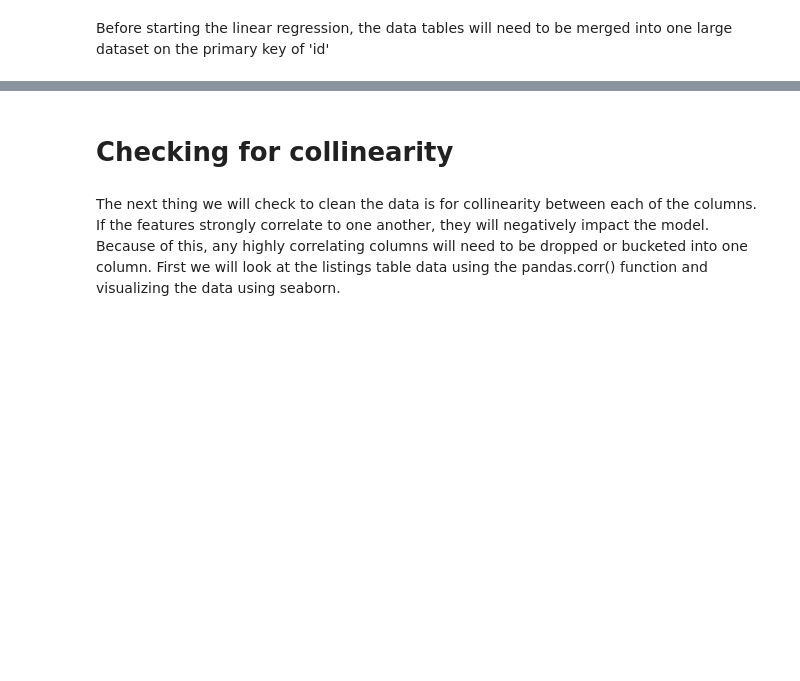
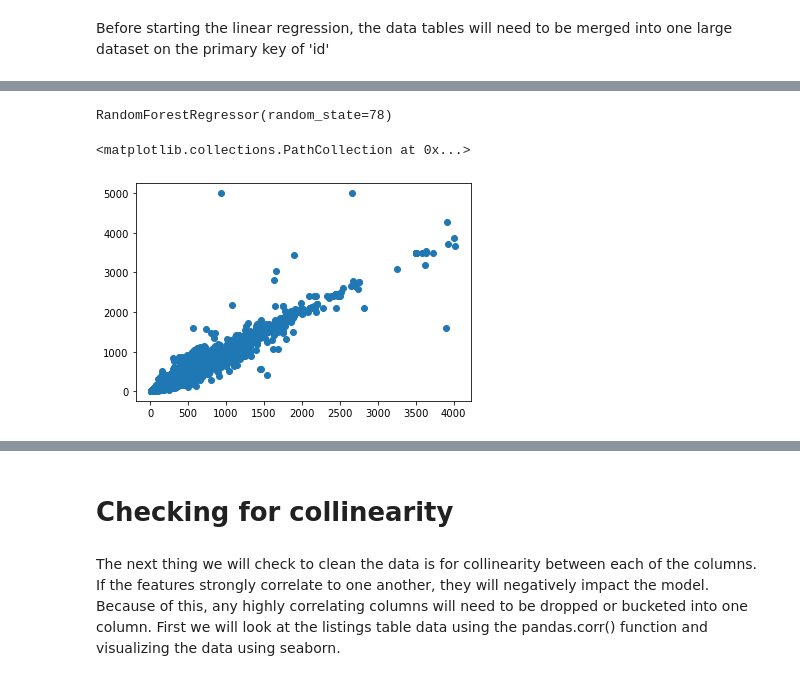
Before and after one commit to whitneylosinski/Eat.Sleep.Data, a Jupyter notebook: Notebooks/Airbnb_Analysis.ipynb, the cells around one changed output, grey strips where cells are left out. Drawn from its saved outputs; the diff is of its cells as text; code cells hidden in the pictures; blank space fills up the shorter version.

```diff
--- a/Notebooks/Airbnb_Analysis.ipynb
+++ b/Notebooks/Airbnb_Analysis.ipynb
@@ -506,12 +515,12 @@ The team wants to run some machine learning models with the cleaned data at this
 # %%
-# Download cleaned data from postgres for baseline model testing
-conn_string = 'postgres://whnpmxwsiccrtg:53c453893549d2b1e6a4ff92e626a2a08ebcaff66678e50d33e3742f66e3e4f4@ec2-52-4-171-132.compute-1.amazonaws.com/d2ajro4cjr10lb'
-db = create_engine(conn_string)
-conn = db.connect()
+# # Download cleaned data from postgres for baseline model testing
+# conn_string = 'postgres://whnpmxwsiccrtg:53c453893549d2b1e6a4ff92e626a2a08ebcaff66678e50d33e3742f66e3e4f4@ec2-52-4-171-132.compute-1.amazonaws.com/d2ajro4cjr10lb'
+# db = create_engine(conn_string)
+# conn = db.connect()
 
-list_data_new = pd.read_sql_query('select * from "listings_full_clean"',con=conn)
-cal_data_grouped = pd.read_sql_query('select * from "calendar_clean"',con=conn)
-amenities_df = pd.read_sql_query('select * from "amenities_clean"',con=conn)
+# list_data_new = pd.read_sql_query('select * from "listings_full_clean"',con=conn)
+# cal_data_grouped = pd.read_sql_query('select * from "calendar_clean"',con=conn)
+# amenities_df = pd.read_sql_query('select * from "amenities_clean"',con=conn)
 # %% [markdown]
 Before starting the linear regression, the data tables will need to be merged into one large dataset on the primary key of 'id'
 # %%
@@ -577,3 +650,18 @@ X = X.values.reshape(-1, 201)
 # %%
+# Define the target and feature variables.
+y = merged['price']
+X = merged.drop(columns ='price')
+
 # Split the preprocessed data into a training and testing dataset
 X_train, X_test, y_train, y_test = train_test_split(X, y, random_state=78)
+
+# Scale the train and test feature data.
+data_scaler = StandardScaler()
+X_train_scaled = data_scaler.fit_transform(X_train)
+X_test_scaled = data_scaler.fit_transform(X_test)
+
+#Instantiate the Decision Tree Regression model:
+rfr_model = RandomForestRegressor(n_estimators = 100, random_state = 78)
+rfr_model.fit(X_train, y_train)
+# %% [output]
+RandomForestRegressor(random_state=78)
@@ -595,0 +668,7 @@ print(output)
+# %%
+# Predict using the Decision Tree Random Forest Regression model.
+y_pred = rfr_model.predict(X_test)
+plt.scatter(y_pred, y_test)
+# %% [output]
+<matplotlib.collections.PathCollection at 0x...>
+[figure, added]
```
Also changed, not shown: parts of 63 cells of this notebook.
